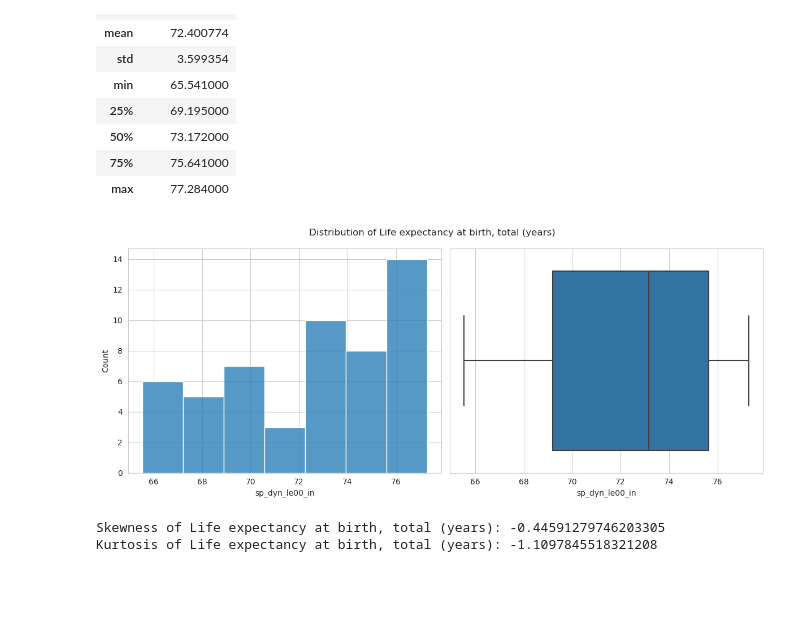
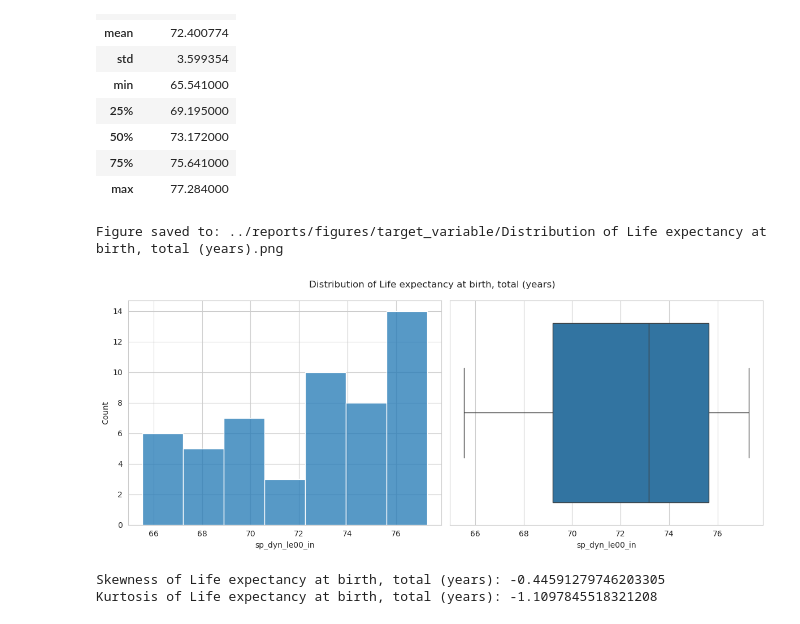
Before and after one commit to alejo-cuello/research-on-argentina, a Jupyter notebook: notebooks/0.3-alejo-explore_target_variable.ipynb, the cells around one changed output. Drawn from its saved outputs; the diff is of its cells as text; code cells hidden in the pictures; blank space fills up the shorter version.

```diff
--- a/notebooks/0.3-alejo-explore_target_variable.ipynb
+++ b/notebooks/0.3-alejo-explore_target_variable.ipynb
@@ -34,7 +34,7 @@ import janitor # This library generates an error when I execute session_info()
 # %% [markdown]
 # Get the processed data (V2)
 # %%
-arg_di_df = pd.read_csv('../data/processed/WDICSV_PROCESSED_v2.csv').clean_names(case_type="snake")
+arg_di_df = pd.read_csv('../data/processed/WDICSV_PROCESSED_V2.csv').clean_names(case_type="snake")
 
 print(arg_di_df.shape)
 arg_di_df.info()
@@ -124,14 +122,18 @@ arg_di_df[[target_variable]].describe()
 # %%
 fig, axes = plt.subplots(1,2,figsize=(12,5))
 
 sns.histplot(data=arg_di_df, x=target_variable, ax=axes[0])
 sns.boxplot(data=arg_di_df, x=target_variable, ax=axes[1])
 
-fig.suptitle(f"Distribution of {target_variable_name}")
+title = f"Distribution of {target_variable_name}"
+
+fig.suptitle(title)
 plt.tight_layout()
+save_figure(title, subfolder="target_variable")
 plt.show()
 # %% [output]
+Figure saved to: ../reports/figures/target_variable/Distribution of Life expectancy at birth, total (years).png
-[figure, old version]
+[figure, new version]
 # %%
 skewness = arg_di_df[target_variable].skew()
 kurtosis = arg_di_df[target_variable].kurt()
```
Also changed, not shown: parts of 7 cells of this notebook.
